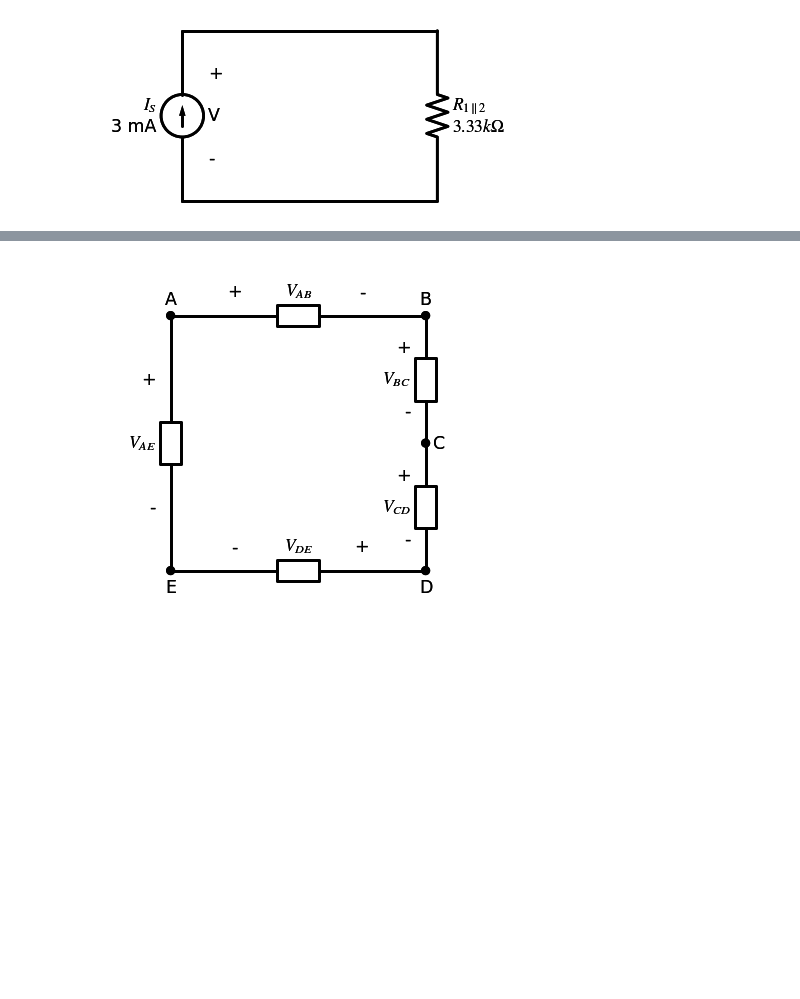
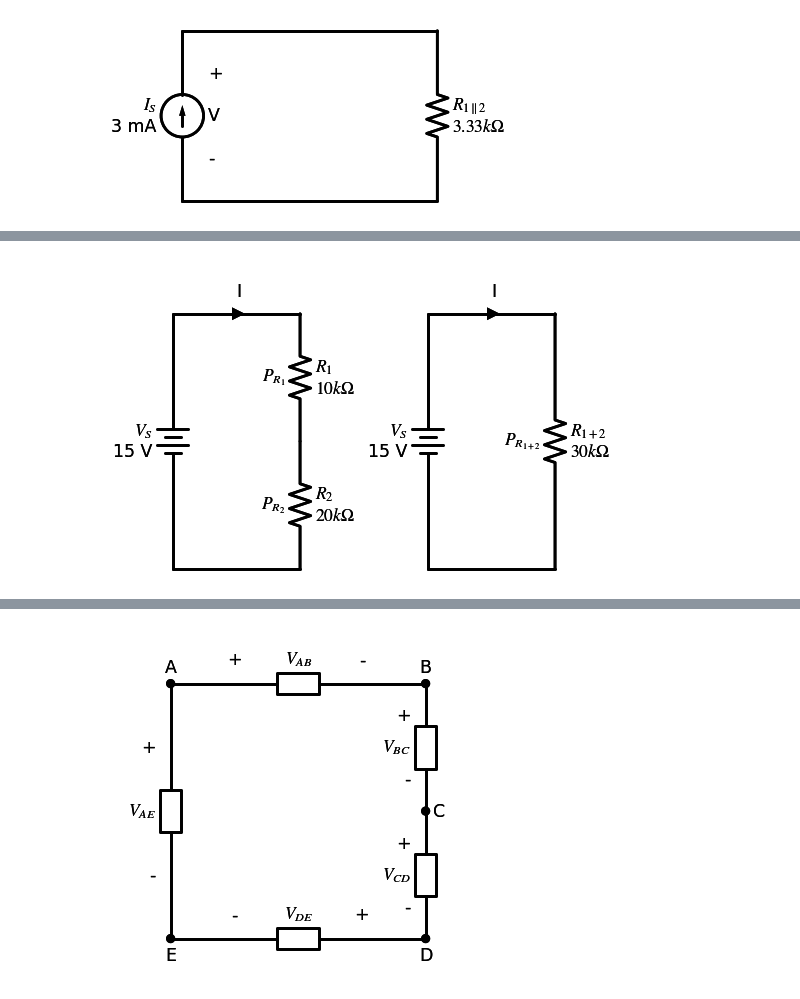
Before and after one commit to Circuit-Analysis/circuit-analysis.github.io, a Jupyter notebook: _sources/chapter-4.ipynb, the cells around one changed output, grey strips where cells are left out. Cells and saved outputs as stored; diff of their text form; code cells hidden in the pictures; blank space fills up the shorter version.

```diff
--- a/_sources/chapter-4.ipynb
+++ b/_sources/chapter-4.ipynb
@@ -205,0 +206,21 @@ Before you commit to using the current divider formula, ask yourself these quest
+# %%
+import schemdraw
+import schemdraw.elements as elm
+with schemdraw.Drawing(file='voltage-divider-power-1.svg') as d:
+    d += elm.Battery().label('$V_S$\n15 V').down().length(6)
+    d += elm.Line().right()
+    d += elm.Resistor().up().label('$P_{R_2}$', loc='top').label('$R_2$\n$20 k\Omega$', loc='bot')
+    d += elm.Resistor().up().label('$P_{R_1}$', loc='top').label('$R_1$\n$10 k\Omega$', loc='bot')
+    d += (L1 := elm.Line().left())
+    d.move_from(L1.end,0.6,0) # To get arrow closer to the middle
+    d += elm.CurrentLabelInline(direction='out').label('I')
+    # Move it across to show the second diagram
+    d.move_from(L1.end, 6, 0)
+    d += elm.Battery().label('$V_S$\n15 V').down().length(6)
+    d += elm.Line().right()
+    d += elm.Resistor().up().label('$P_{R_{1+2}}$', loc='top').label('$R_{1+2}$\n$30 k\Omega$', loc='bot').length(6)
+    d += (L1 := elm.Line().left())
+    d.move_from(L1.end,0.6,0) # To get arrow closer to the middle
+    d += elm.CurrentLabelInline(direction='out').label('I')
+# %% [output]
+[figure, added]
```
Also changed, not shown: parts of 2 cells of this notebook, 12 other files.
